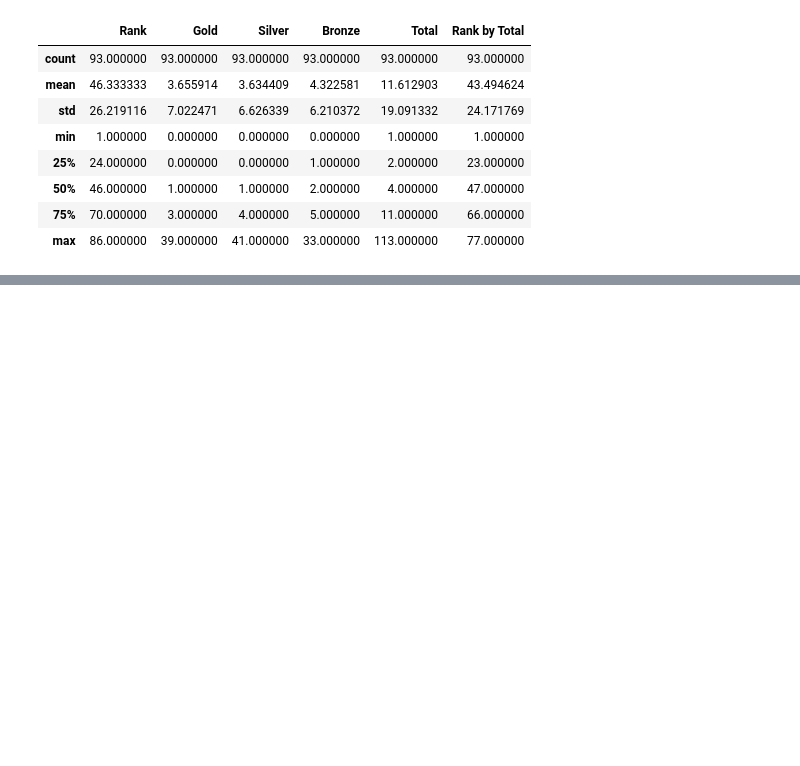
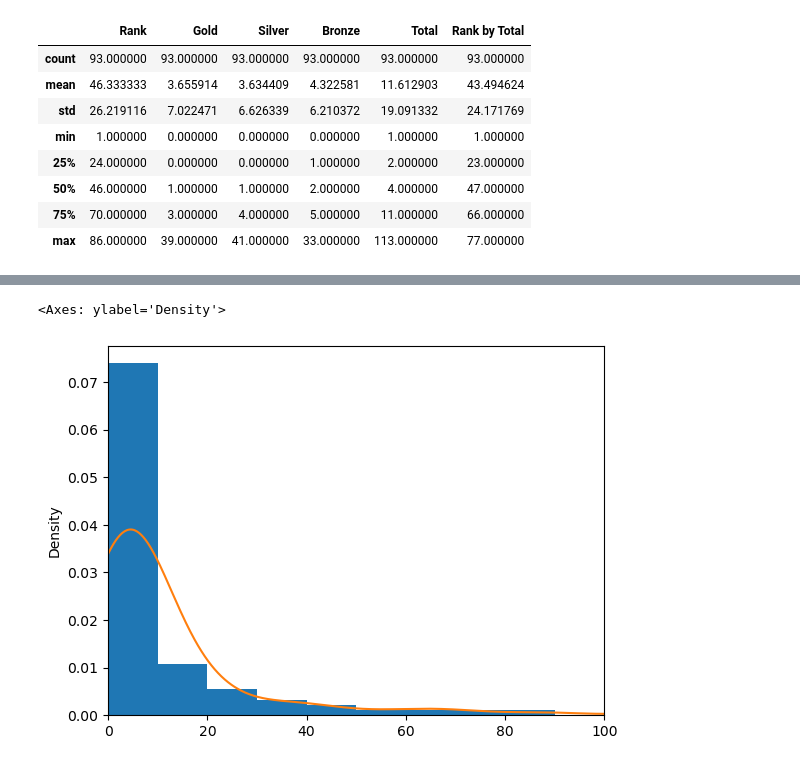
Before and after one commit to ardazlata/tokyo-olympics-analysis, a Jupyter notebook: main.ipynb, the cells around one changed output, grey strips where cells are left out. Saved outputs shown, nothing was run; the diff lists cells and outputs as text; code cells hidden in the pictures; blank space fills up the shorter version.

```diff
--- a/main.ipynb
+++ b/main.ipynb
@@ -85,0 +164,8 @@ print(variance_total, variance_gold)
+# %%
+# Density Plots
+
+medal_count['Total'].plot.hist(density=True, xlim=[0, 100], bins=range(0, 100, 10))
+medal_count['Total'].plot.density(xlim=[0, 100])
+# %% [output]
+<Axes: ylabel='Density'>
+[figure, added]
```
Also changed, not shown: parts of 10 cells of this notebook.
